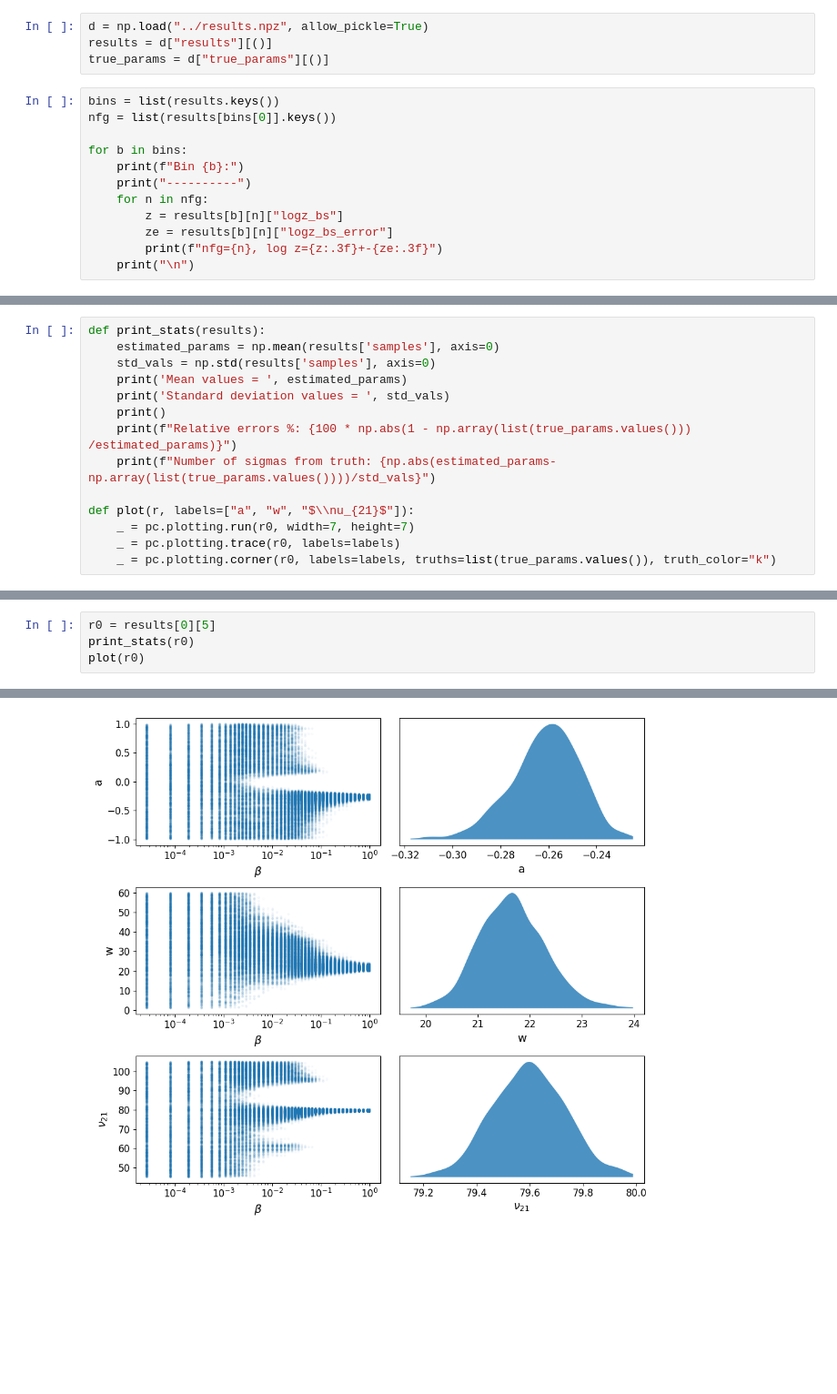
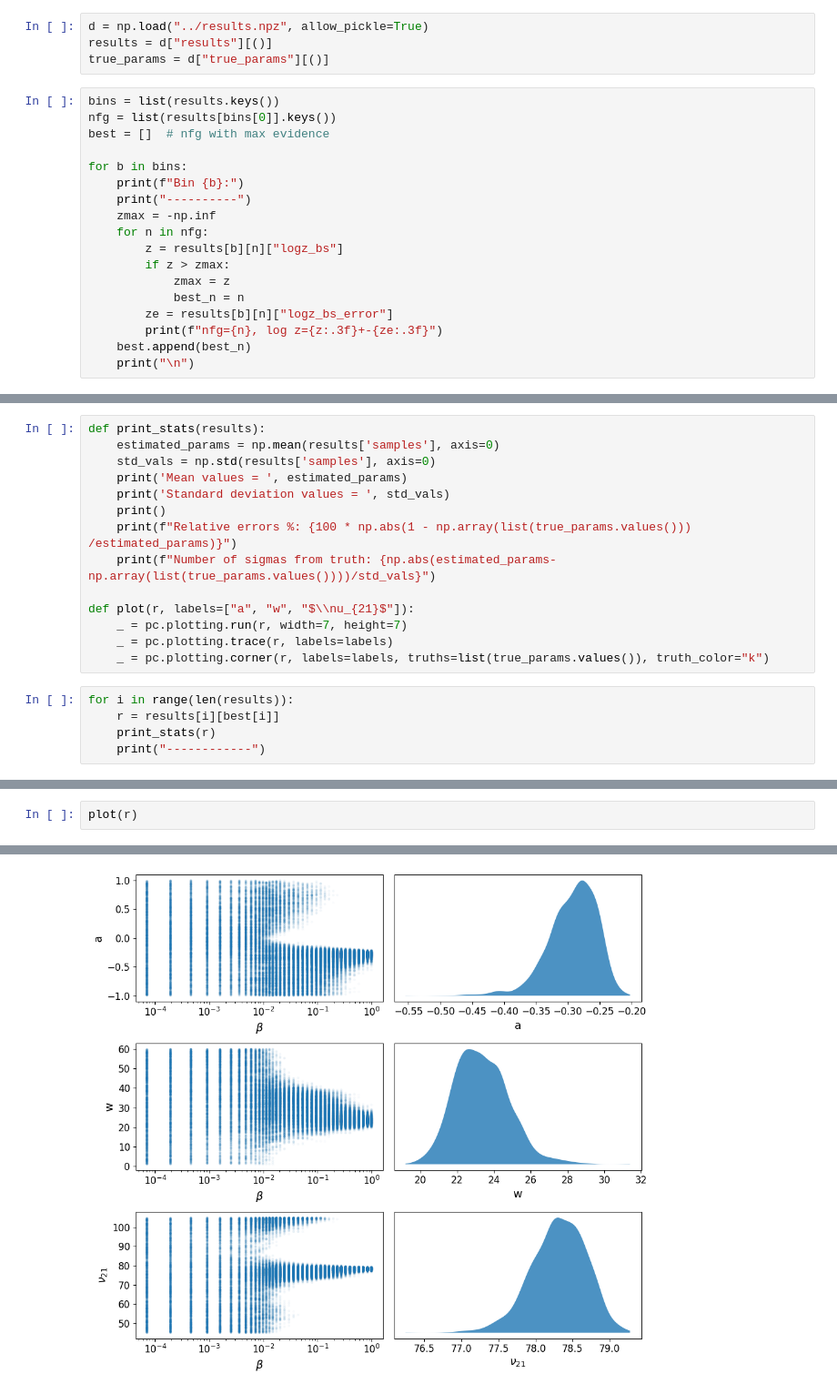
Before and after one commit to christianhbye/MIST-global-signal, a Jupyter notebook: notebooks/nfg_sweep.ipynb, the cells around one changed output, grey strips where cells are left out. Shown at 91% size. Cells and saved outputs as stored; diff of their text form; blank space fills up the shorter version.

Commit message:
update with new results

```diff
--- a/notebooks/nfg_sweep.ipynb
+++ b/notebooks/nfg_sweep.ipynb
@@ -8,14 +8,20 @@ true_params = d["true_params"][()]
 # %%
 bins = list(results.keys())
 nfg = list(results[bins[0]].keys())
+best = []  # nfg with max evidence
 
 for b in bins:
     print(f"Bin {b}:")
     print("----------")
+    zmax = -np.inf
     for n in nfg:
         z = results[b][n]["logz_bs"]
+        if z > zmax:
+            zmax = z
+            best_n = n
         ze = results[b][n]["logz_bs_error"]
         print(f"nfg={n}, log z={z:.3f}+-{ze:.3f}")
+    best.append(best_n)
     print("\n")
 # %% [output]
 Bin 0:
@@ -39,6 +52,11 @@ def print_stats(results):
     print(f"Number of sigmas from truth: {np.abs(estimated_params-np.array(list(true_params.values())))/std_vals}")
 
 def plot(r, labels=["a", "w", "$\\nu_{21}$"]):
-    _ = pc.plotting.run(r0, width=7, height=7)
-    _ = pc.plotting.trace(r0, labels=labels)
-    _ = pc.plotting.corner(r0, labels=labels, truths=list(true_params.values()), truth_color="k")
+    _ = pc.plotting.run(r, width=7, height=7)
+    _ = pc.plotting.trace(r, labels=labels)
+    _ = pc.plotting.corner(r, labels=labels, truths=list(true_params.values()), truth_color="k")
+# %%
+for i in range(len(results)):
+    r = results[i][best[i]]
+    print_stats(r)
+    print("------------")
@@ -45,5 +81,3 @@ def plot(r, labels=["a", "w", "$\\nu_{21}$"]):
 # %%
-r0 = results[0][5]
-print_stats(r0)
-plot(r0)
+plot(r)
 # %% [output]
@@ -56 +85 @@ Number of sigmas from truth: [4.20650503 2.56677118 2.93905035]
-[figure, old version]
+[figure, new version]
```
Also changed, not shown: parts of 4 cells of this notebook, 1 other file.
